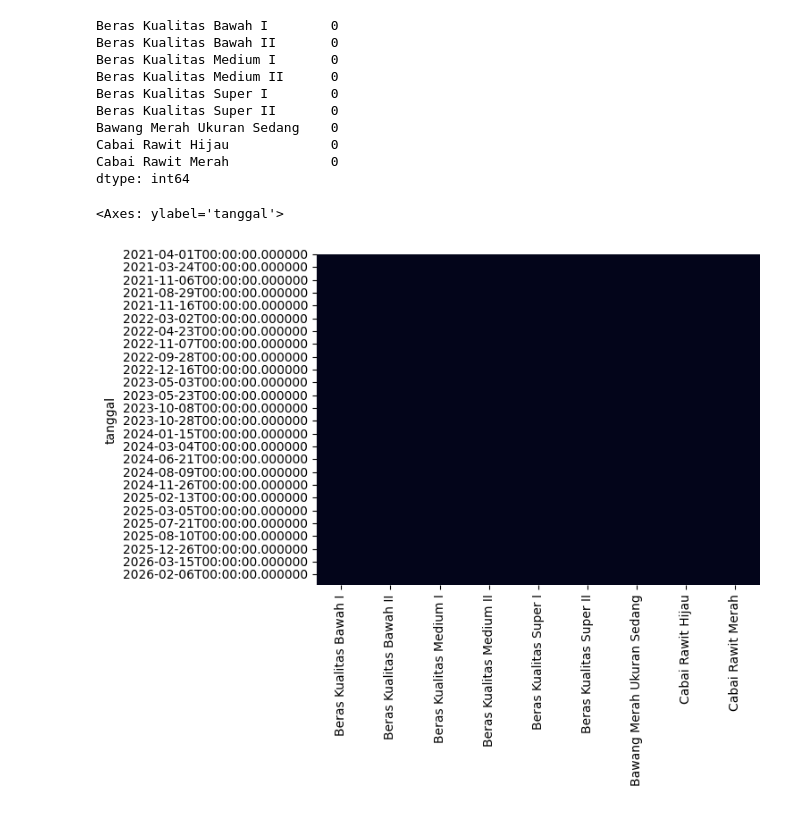
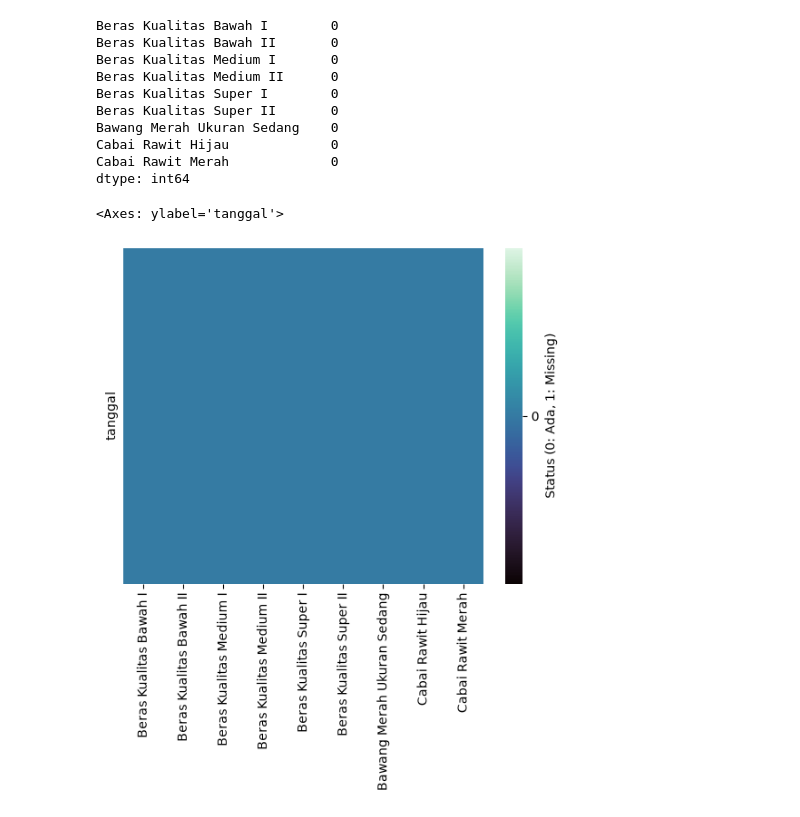
Before and after one commit to YosiaCoKR/program-skripsi, a Jupyter notebook: code.ipynb, the cells around one changed output. Cells and saved outputs as stored; diff of their text form; code cells hidden in the pictures.

```diff
--- a/code.ipynb
+++ b/code.ipynb
@@ -79,7 +114,13 @@ Cabai Rawit Hijau             0
 Cabai Rawit Merah             0
 dtype: int64
 # %%
-sns.heatmap(df_cleaned.isnull(), cbar=False)
+sns.heatmap(
+    df_cleaned.isnull(),
+    yticklabels=False,
+    cmap="mako",
+    cbar=True,
+    cbar_kws={"ticks": [0, 1], "label": "Status (0: Ada, 1: Missing)"},
+)
 # %% [output]
 <Axes: ylabel='tanggal'>
-[figure, old version]
+[figure, new version]
```
Also changed, not shown: parts of 11 cells of this notebook, 1 other file.
